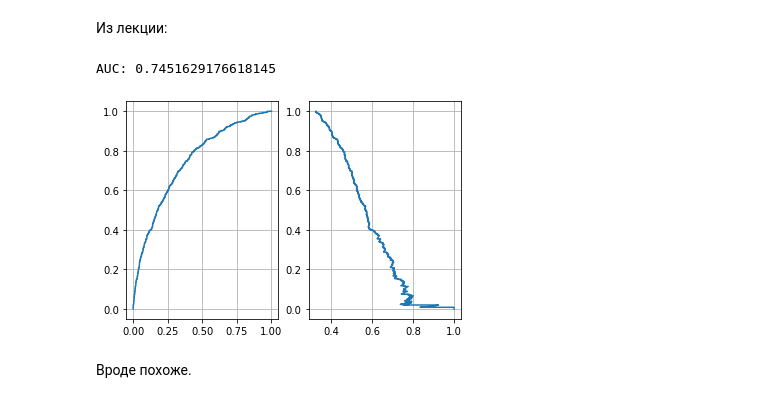
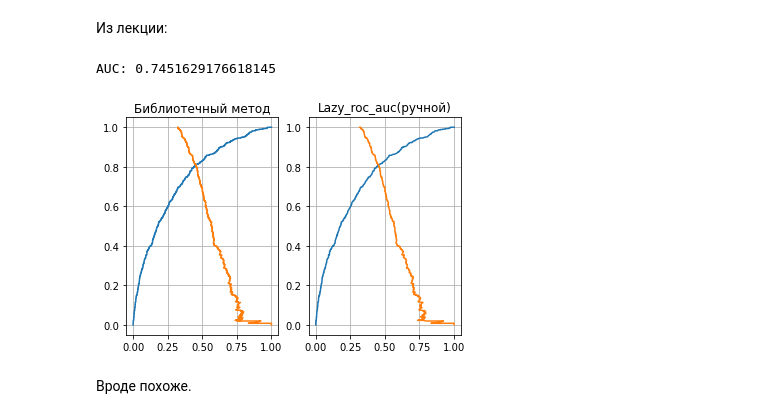
Before and after one commit to ValentineTsgk/FEML_Model_accuracy_estimation, a Jupyter notebook: FEML_Model accuracy estimation, retraining, regularization.ipynb, the cells around one changed output. Drawn from its saved outputs; the diff is of its cells as text; code cells hidden in the pictures.

Commit message:
Добавил сравнение библиотечного метода и ручного

```diff
--- a/FEML_Model accuracy estimation, retraining, regularization.ipynb
+++ b/FEML_Model accuracy estimation, retraining, regularization.ipynb
@@ -139,6 +139,7 @@ class lazy_roc_auc:
     def plot(self,y_true = '', y_scores=''):
         self.__check_data(y_true, y_scores)
         if(self.__ncalculated):
+            print("Данные не загружены")
             return
         fig  = make_subplots(cols=3, rows=1, subplot_titles=("ROC curve", "Precision and Recall vs Threshold", "Precision-Recall curve"))
         fig.add_trace(
@@ -255,6 +256,22 @@ class lazy_roc_auc:
         )
         fig.show()
 
+    def get_roc_roc_curv(self,y_true = '', y_scores=''):
+        self.__check_data(y_true, y_scores)
+        if(self.__ncalculated):
+            print("Данные не загружены")
+            return
+        else:
+            return self.__fprs, self.__tprs, self._thresholds
+
+    def get_precision_recall_curve(self,y_true = '', y_scores=''):
+        self.__check_data(y_true, y_scores)
+        if(self.__ncalculated):
+            print("Данные не загружены")
+            return
+        else:
+            return self.__precisions, self.__tprs, self._thresholds
+
     def __init__(self,y_true = '', y_scores=''):
         self.__check_data(y_true, y_scores)
         return
@@ -266,17 +283,23 @@ score.plot()
 # %%
 import  matplotlib.pyplot as plt
 from sklearn.metrics import roc_curve
 from sklearn.metrics import precision_recall_curve
 fpr, tpr, thres = roc_curve( Y_test, predictions[:, 1] )
+fpr2, tpr2, thres2 = lazy_roc_auc( Y_test, predictions ).get_roc_roc_curv()
 pr, re, thres = precision_recall_curve( Y_test, predictions[:, 1] )
+pr2, re2, thres2 = lazy_roc_auc( Y_test, predictions ).get_precision_recall_curve()
 print(f"AUC: {roc_auc_score( Y_test, predictions[:, 1] )}")
 fig, (ax1, ax2) = plt.subplots(1, 2)
 ax1.plot( fpr, tpr )
-ax2.plot(pr,re)
+ax1.plot(pr,re)
+ax1.title.set_text('Библиотечный метод')
+ax2.plot(fpr2,tpr2)
+ax2.plot(pr2,re2)
+ax2.title.set_text('Lazy_roc_auc(ручной)')
 ax1.grid()
 ax2.grid()
 # %% [output]
 AUC: 0.7451629176618145
-[figure, old version]
+[figure, new version]
 # %% [markdown]
 Вроде похоже.
```
